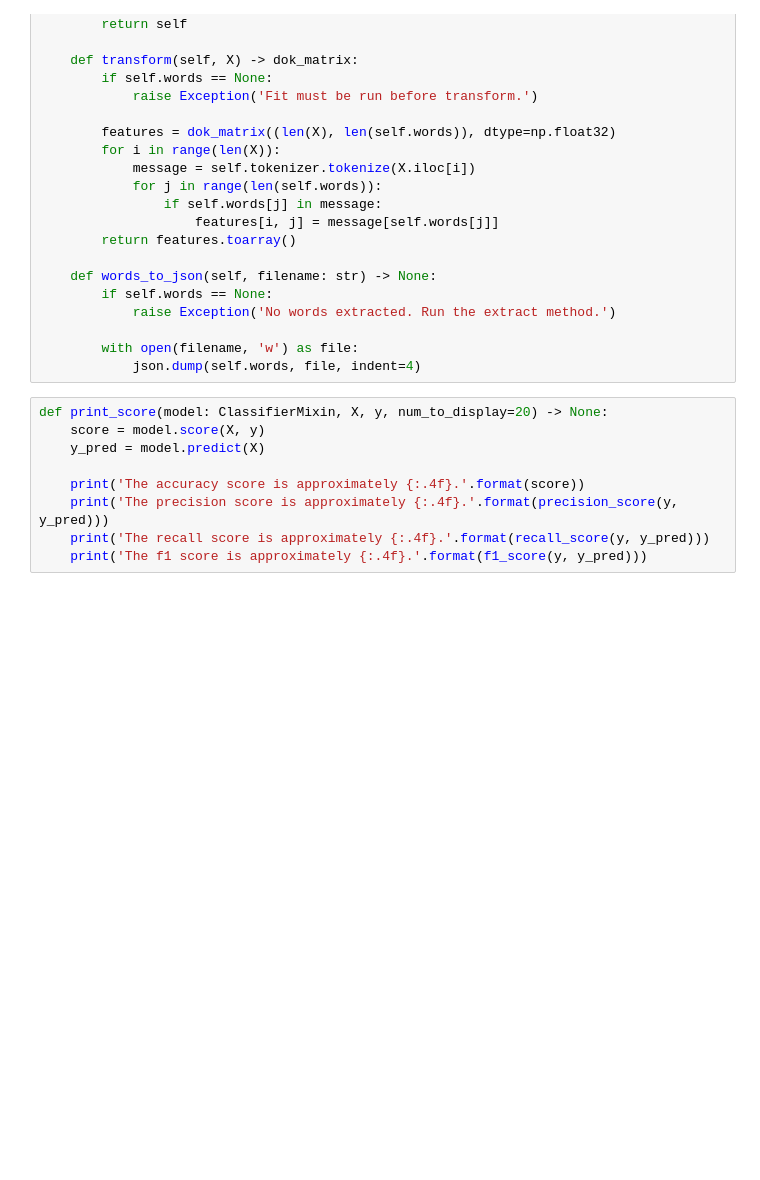
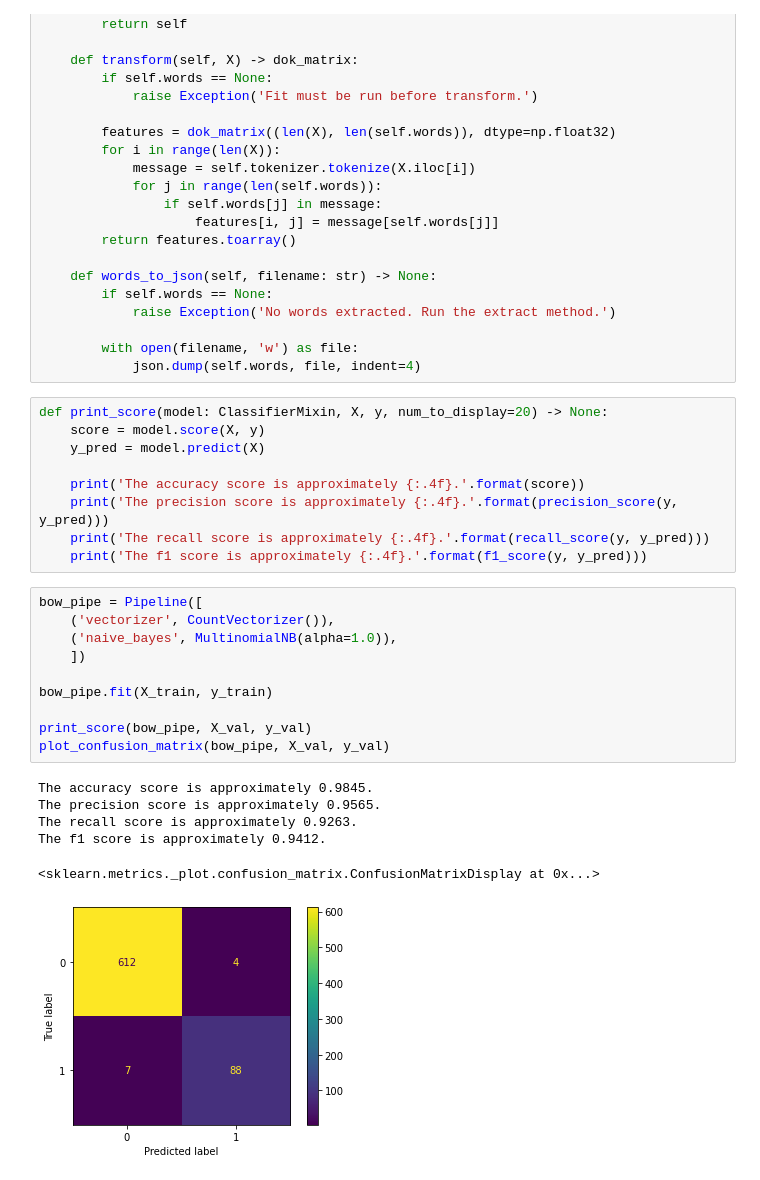
Before and after one commit to kvonkoni/spam-classifier, a Jupyter notebook: spam.ipynb, the cells around one changed output. Cells and saved outputs as stored; diff of their text form; blank space fills up the shorter version.

```diff
--- a/spam.ipynb
+++ b/spam.ipynb
@@ -179,6 +187,23 @@ def print_score(model: ClassifierMixin, X, y, num_to_display=20) -> None:
     print('The precision score is approximately {:.4f}.'.format(precision_score(y, y_pred)))
     print('The recall score is approximately {:.4f}.'.format(recall_score(y, y_pred)))
     print('The f1 score is approximately {:.4f}.'.format(f1_score(y, y_pred)))
+# %%
+bow_pipe = Pipeline([
+    ('vectorizer', CountVectorizer()),
+    ('naive_bayes', MultinomialNB(alpha=1.0)),
+    ])
+
+bow_pipe.fit(X_train, y_train)
+
+print_score(bow_pipe, X_val, y_val)
+plot_confusion_matrix(bow_pipe, X_val, y_val)
+# %% [output]
+The accuracy score is approximately 0.9845.
+The precision score is approximately 0.9565.
+The recall score is approximately 0.9263.
+The f1 score is approximately 0.9412.
+<sklearn.metrics._plot.confusion_matrix.ConfusionMatrixDisplay at 0x...>
+[figure, added]
 # %%
 tokenizer = RegexpTokenizer(r'\w+')
 stemmer = PorterStemmer()
```
Also changed, not shown: parts of 5 cells of this notebook.
